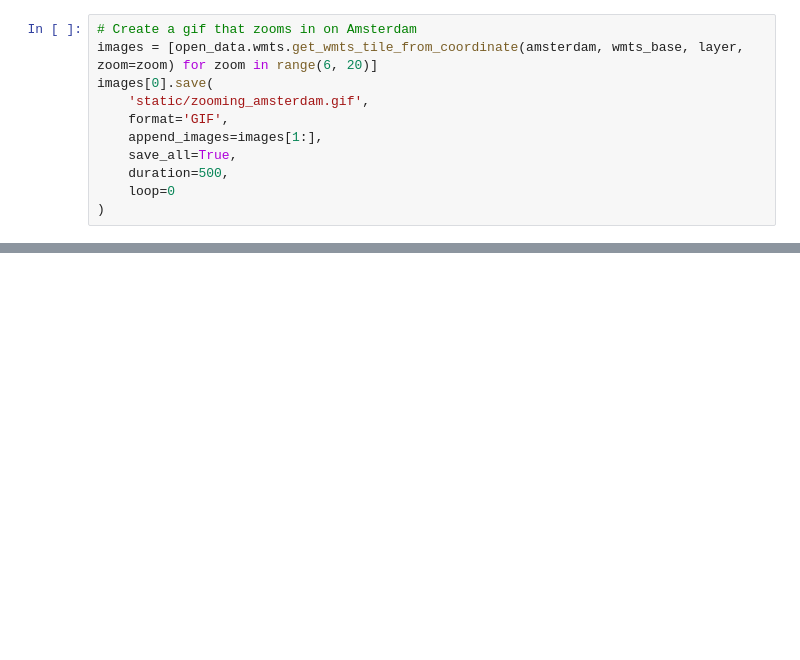
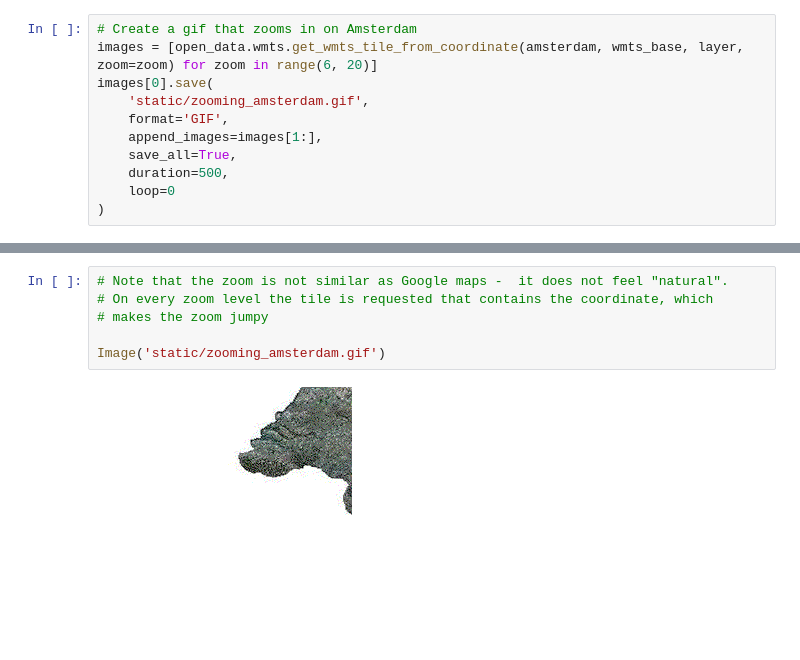
Before and after one commit to JCZuurmond/building-detector, a Jupyter notebook: notebooks/download-pictures-from-wmts.ipynb, the cells around one changed output, grey strips where cells are left out. Drawn from its saved outputs; the diff is of its cells as text; blank space fills up the shorter version.

```diff
--- a/notebooks/download-pictures-from-wmts.ipynb
+++ b/notebooks/download-pictures-from-wmts.ipynb
@@ -45,0 +47,8 @@ Note that the zoom is not similar as Google maps -  it does not feel "natural".
+# %%
+# Note that the zoom is not similar as Google maps -  it does not feel "natural".
+# On every zoom level the tile is requested that contains the coordinate, which
+# makes the zoom jumpy
+
+Image('static/zooming_amsterdam.gif')
+# %% [output]
+[figure, added]
```
Also changed, not shown: parts of 6 cells of this notebook.
